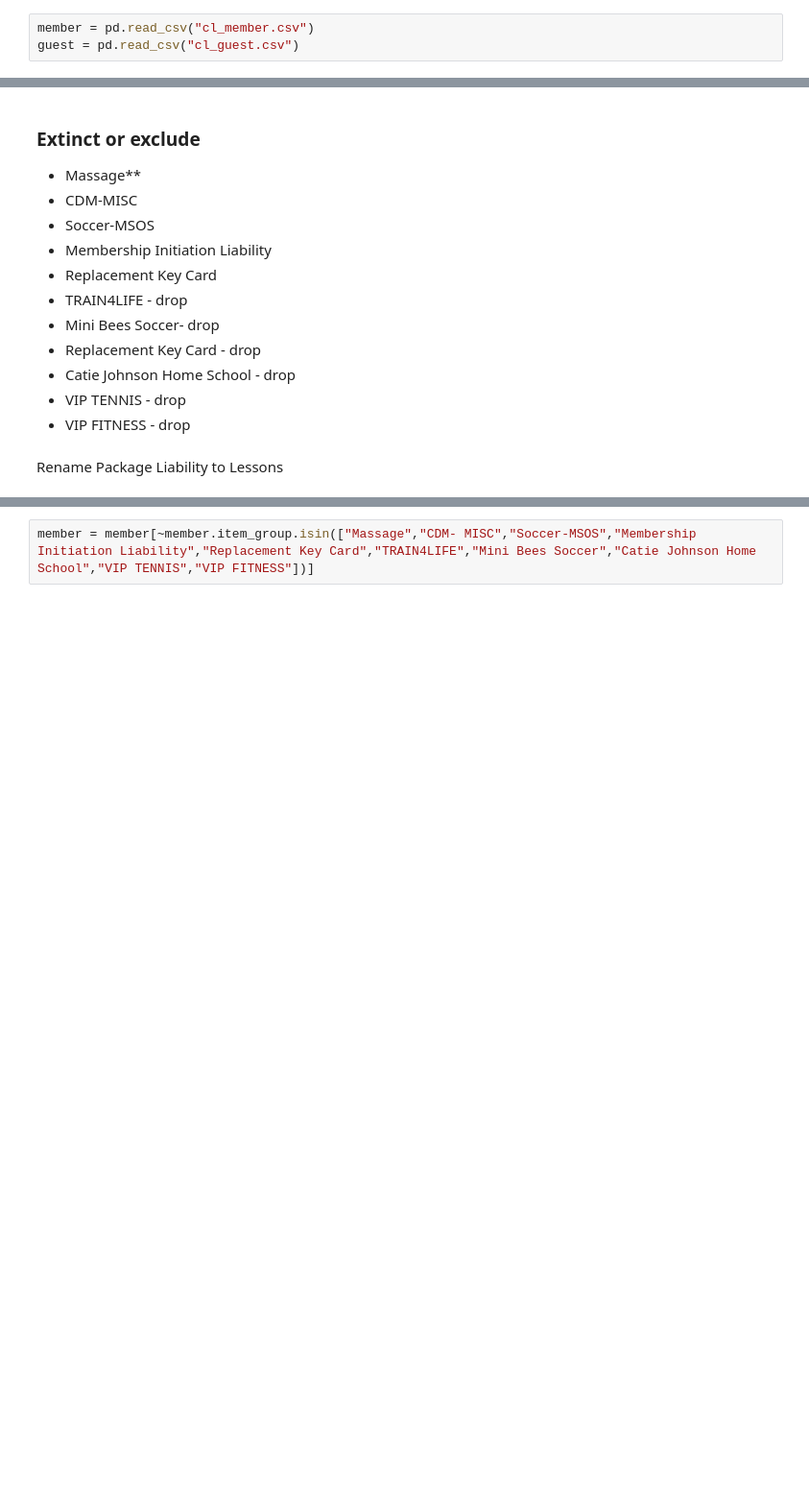
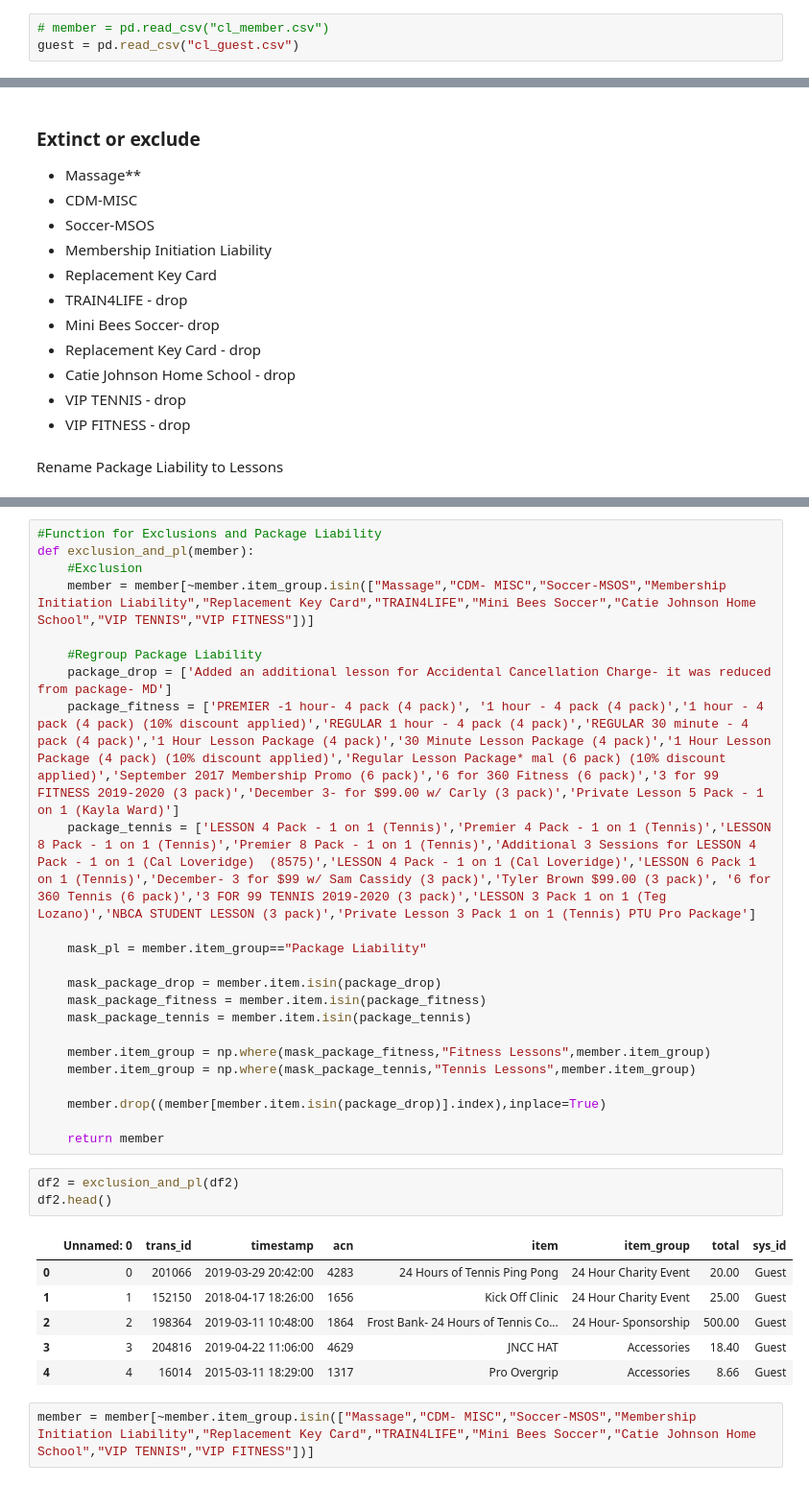
Before and after one commit to crisgiovanoni/jncc_project, a Jupyter notebook: business_intelligence.ipynb, the cells around one changed output, grey strips where cells are left out. Shown: that part at 96% size. Saved outputs shown, nothing was run; the diff lists cells and outputs as text; blank space fills up the shorter version.

```diff
--- a/business_intelligence.ipynb
+++ b/business_intelligence.ipynb
@@ -20,6 +20,6 @@ import numpy as np
 import matplotlib.pyplot as plt
 import seaborn as sns
 # %%
-member = pd.read_csv("cl_member.csv")
+# member = pd.read_csv("cl_member.csv")
 guest = pd.read_csv("cl_guest.csv")
 # %%
@@ -114,3 +141,36 @@ Rename Package Liability to Lessons
+# %%
+#Function for Exclusions and Package Liability
+def exclusion_and_pl(member):
+    #Exclusion
+    member = member[~member.item_group.isin(["Massage","CDM- MISC","Soccer-MSOS","Membership Initiation Liability","Replacement Key Card","TRAIN4LIFE","Mini Bees Soccer","Catie Johnson Home School","VIP TENNIS","VIP FITNESS"])]
+
+    #Regroup Package Liability
+    package_drop = ['Added an additional lesson for Accidental Cancellation Charge- it was reduced from package- MD']
+    package_fitness = ['PREMIER -1 hour- 4 pack (4 pack)', '1 hour - 4 pack (4 pack)','1 hour - 4 pack (4 pack) (10% discount applied)','REGULAR 1 hour - 4 pack (4 pack)','REGULAR 30 minute - 4 pack (4 pack)','1 Hour Lesson Package (4 pack)','30 Minute Lesson Package (4 pack)','1 Hour Lesson Package (4 pack) (10% discount applied)','Regular Lesson Package* mal (6 pack) (10% discount applied)','September 2017 Membership Promo (6 pack)','6 for 360 Fitness (6 pack)','3 for 99 FITNESS 2019-2020 (3 pack)','December 3- for $99.00 w/ Carly (3 pack)','Private Lesson 5 Pack - 1 on 1 (Kayla Ward)']
+    package_tennis = ['LESSON 4 Pack - 1 on 1 (Tennis)','Premier 4 Pack - 1 on 1 (Tennis)','LESSON 8 Pack - 1 on 1 (Tennis)','Premier 8 Pack - 1 on 1 (Tennis)','Additional 3 Sessions for LESSON 4 Pack - 1 on 1 (Cal Loveridge)  (8575)','LESSON 4 Pack - 1 on 1 (Cal Loveridge)','LESSON 6 Pack 1 on 1 (Tennis)','December- 3 for $99 w/ Sam Cassidy (3 pack)','Tyler Brown $99.00 (3 pack)', '6 for 360 Tennis (6 pack)','3 FOR 99 TENNIS 2019-2020 (3 pack)','LESSON 3 Pack 1 on 1 (Teg Lozano)','NBCA STUDENT LESSON (3 pack)','Private Lesson 3 Pack 1 on 1 (Tennis) PTU Pro Package']
+
+    mask_pl = member.item_group=="Package Liability"
+
+    mask_package_drop = member.item.isin(package_drop)
+    mask_package_fitness = member.item.isin(package_fitness)
+    mask_package_tennis = member.item.isin(package_tennis)
+
+    member.item_group = np.where(mask_package_fitness,"Fitness Lessons",member.item_group)
+    member.item_group = np.where(mask_package_tennis,"Tennis Lessons",member.item_group)
+
+    member.drop((member[member.item.isin(package_drop)].index),inplace=True)
+
+    return member
+# %%
+df2 = exclusion_and_pl(df2)
+df2.head()
+# %% [output]
+|  | Unnamed: 0 | trans_id | timestamp | acn | item | item_group | total | sys_id |
+| 0 | 0 | 201066 | 2019-03-29 20:42:00 | 4283 | 24 Hours of Tennis Ping Pong | 24 Hour Charity Event | 20.00 | Guest |
+| 1 | 1 | 152150 | 2018-04-17 18:26:00 | 1656 | Kick Off Clinic | 24 Hour Charity Event | 25.00 | Guest |
+| 2 | 2 | 198364 | 2019-03-11 10:48:00 | 1864 | Frost Bank- 24 Hours of Tennis Co... | 24 Hour- Sponsorship | 500.00 | Guest |
+| 3 | 3 | 204816 | 2019-04-22 11:06:00 | 4629 | JNCC HAT | Accessories | 18.40 | Guest |
+| 4 | 4 | 16014 | 2015-03-11 18:29:00 | 1317 | Pro Overgrip | Accessories | 8.66 | Guest |
 # %%
 member = member[~member.item_group.isin(["Massage","CDM- MISC","Soccer-MSOS","Membership Initiation Liability","Replacement Key Card","TRAIN4LIFE","Mini Bees Soccer","Catie Johnson Home School","VIP TENNIS","VIP FITNESS"])]
 # %%
```
Also changed, not shown: parts of 44 cells of this notebook, 1 other file.
